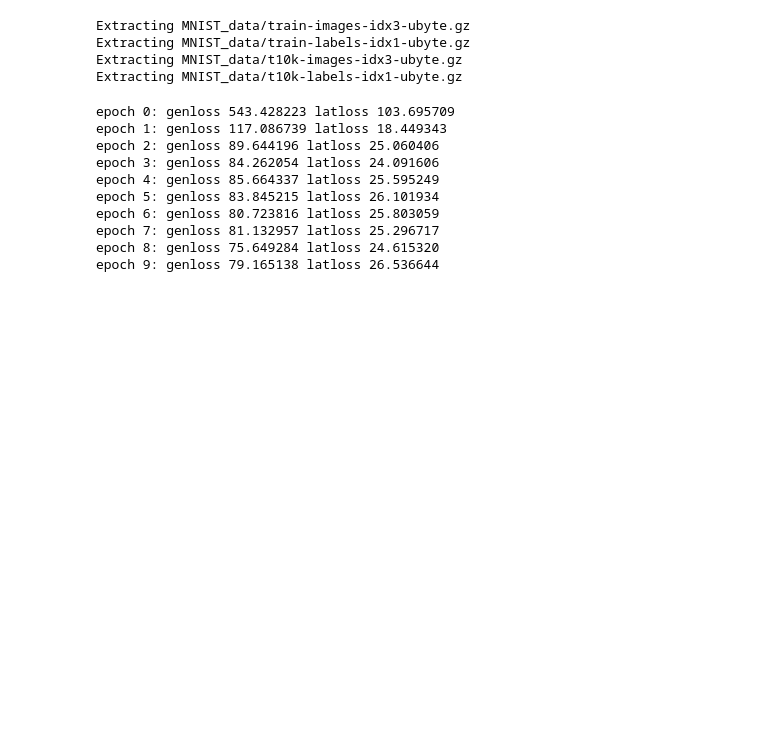
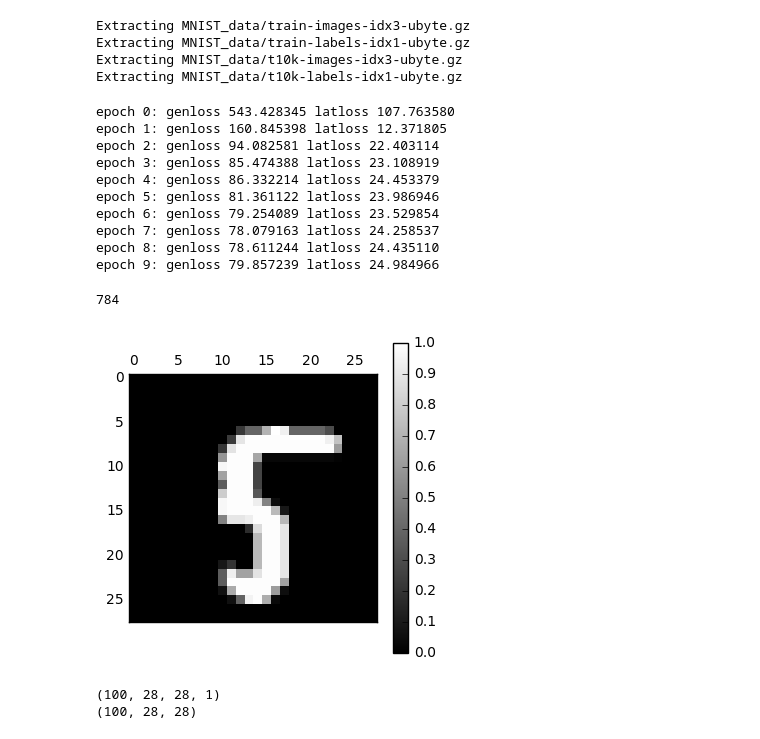
Before and after one commit to adityasan92/deepLearning, a Jupyter notebook: VAE/MNIST_vae.ipynb, the cells around one changed output. Saved outputs shown, nothing was run; the diff lists cells and outputs as text; code cells hidden in the pictures; blank space fills up the shorter version.

Commit message:
generating multiple samples for one image

```diff
--- a/VAE/MNIST_vae.ipynb
+++ b/VAE/MNIST_vae.ipynb
@@ -114,27 +115,51 @@ visualization = mnist.train.next_batch(batchsize)[0]
 reshaped_vis = visualization.reshape(batchsize,28,28)
 ims("base.jpg",merge(reshaped_vis[:64],[8,8]))
 saver = tf.train.Saver(max_to_keep=2)
-with tf.Session() as sess:
-    sess.run(tf.initialize_all_variables())
-    for epoch in range(10):
-        for idx in range(int(n_samples / batchsize)):
-            batch = mnist.train.next_batch(batchsize)[0]
-            _, gen_loss, lat_loss = sess.run((optimizer, generation_loss, latent_loss), feed_dict={images: batch})
-            # dumb hack to print cost every epoch
-            if idx % (n_samples - 3) == 0:
-                print "epoch %d: genloss %f latloss %f" % (epoch, np.mean(gen_loss), np.mean(lat_loss))
-                saver.save(sess, os.getcwd()+"/train",global_step=epoch)
-                generated_test = sess.run(generated_images, feed_dict={images: visualization})
-                generated_test = generated_test.reshape(batchsize,28,28)
-                ims(""+str(epoch)+".jpg",merge(generated_test[:64],[8,8]))
+sess= tf.Session()
+#with tf.Session() as sess:
+sess.run(tf.initialize_all_variables())
+for epoch in range(10):
+    for idx in range(int(n_samples / batchsize)):
+        batch = mnist.train.next_batch(batchsize)[0]
+        _, gen_loss, lat_loss = sess.run((optimizer, generation_loss, latent_loss), feed_dict={images: batch})
+        # dumb hack to print cost every epoch
+        if idx % (n_samples - 3) == 0:
+            print "epoch %d: genloss %f latloss %f" % (epoch, np.mean(gen_loss), np.mean(lat_loss))
+            saver.save(sess, os.getcwd()+"/train",global_step=epoch)
+            generated_test = sess.run(generated_images, feed_dict={images: visualization})
+            generated_test = generated_test.reshape(batchsize,28,28)
+            ims(""+str(epoch)+".jpg",merge(generated_test[:64],[8,8]))
 # %% [output]
-epoch 0: genloss 543.428223 latloss 103.695709
-epoch 1: genloss 117.086739 latloss 18.449343
-epoch 2: genloss 89.644196 latloss 25.060406
-epoch 3: genloss 84.262054 latloss 24.091606
-epoch 4: genloss 85.664337 latloss 25.595249
-epoch 5: genloss 83.845215 latloss 26.101934
-epoch 6: genloss 80.723816 latloss 25.803059
-epoch 7: genloss 81.132957 latloss 25.296717
-epoch 8: genloss 75.649284 latloss 24.615320
-epoch 9: genloss 79.165138 latloss 26.536644
+epoch 0: genloss 543.428345 latloss 107.763580
+epoch 1: genloss 160.845398 latloss 12.371805
+epoch 2: genloss 94.082581 latloss 22.403114
+epoch 3: genloss 85.474388 latloss 23.108919
+epoch 4: genloss 86.332214 latloss 24.453379
+epoch 5: genloss 81.361122 latloss 23.986946
+epoch 6: genloss 79.254089 latloss 23.529854
+epoch 7: genloss 78.079163 latloss 24.258537
+epoch 8: genloss 78.611244 latloss 24.435110
+epoch 9: genloss 79.857239 latloss 24.984966
+# %%
+#multiple gen
+sample = mnist.train.next_batch(1)[0]
+print sample.size
+imgArray = np.reshape(sample,[28,28])
+# %% [output]
+784
+# %%
+plt.matshow(imgArray, cmap=plt.get_cmap('gray'))
+plt.colorbar()
+plt.show()
+# %% [output]
+[figure, added]
+# %%
+reshapeSample = np.reshape(sample,[1,784])
+
+output = sess.run((generated_images),feed_dict={images: reshapeSample})
+print output.shape
+output = np.reshape(output,[100,28,28])
+print output.shape
+# %% [output]
+(100, 28, 28, 1)
+(100, 28, 28)
```
Also changed, not shown: parts of 6 cells of this notebook.
